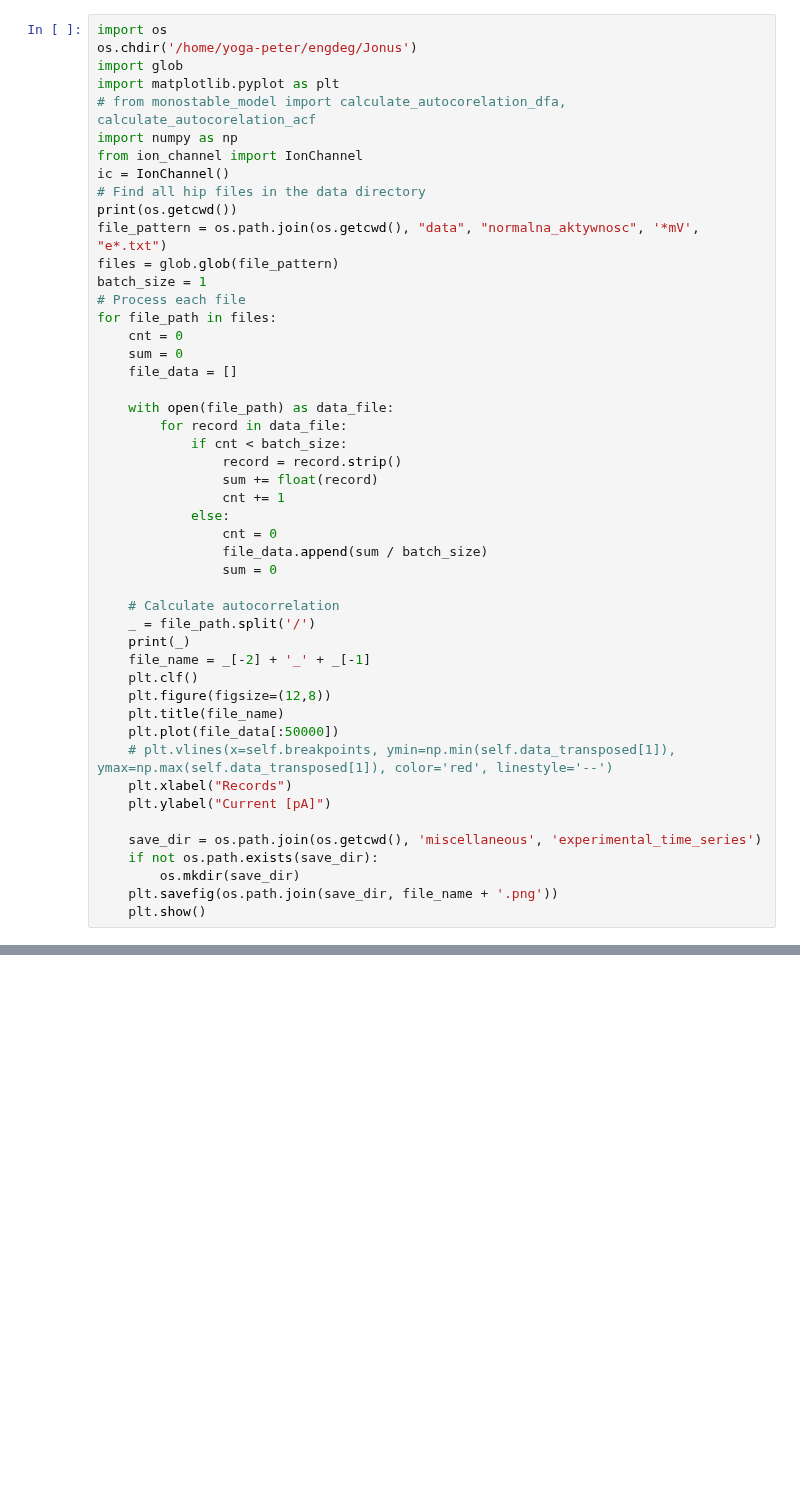
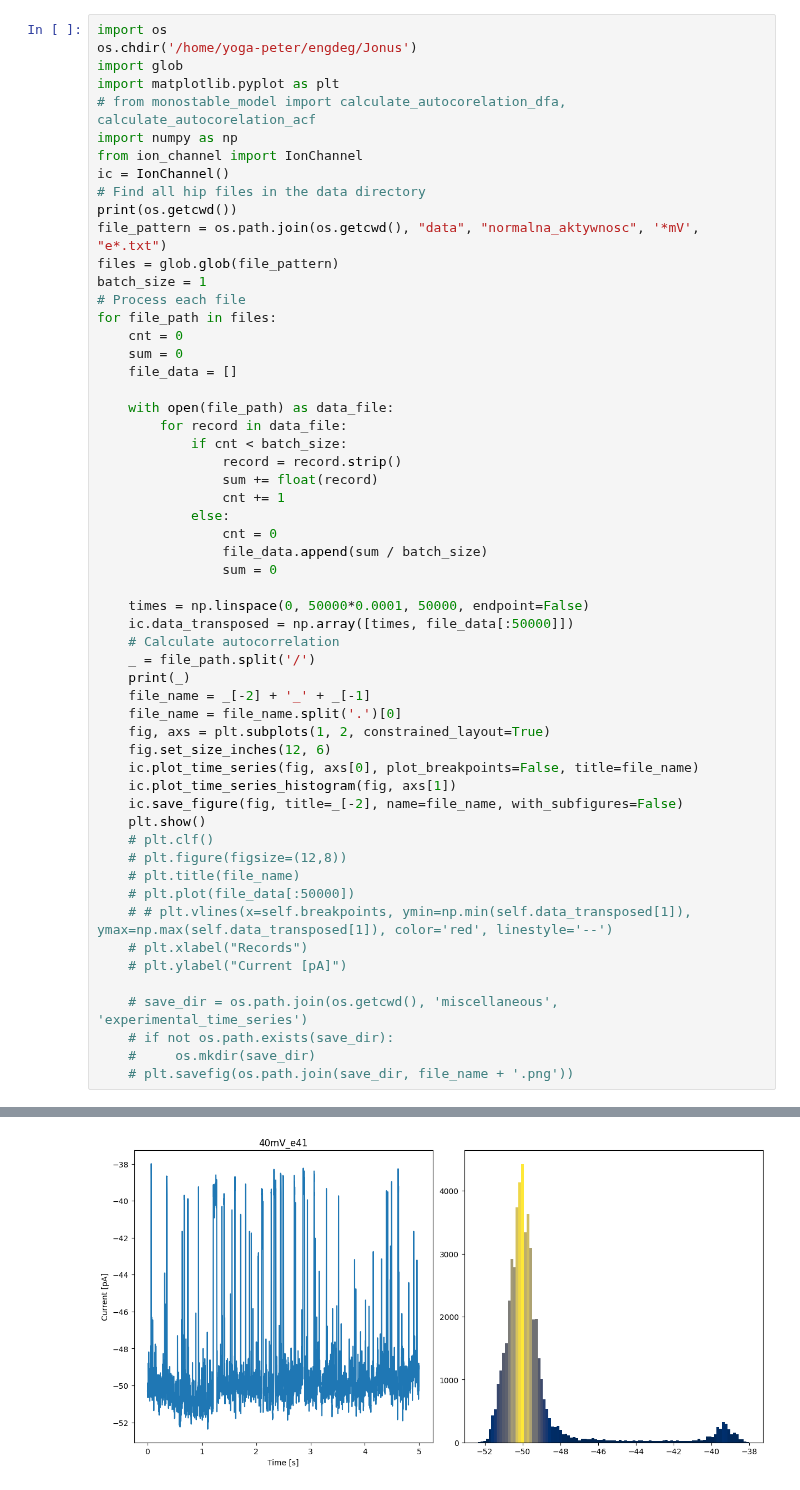
Before and after one commit to University-of-Silesia-Ion-Channel/Jonus, a Jupyter notebook: miscellaneous/experimental.ipynb, the cells around one changed output, grey strips where cells are left out. Saved outputs shown, nothing was run; the diff lists cells and outputs as text; blank space fills up the shorter version.

```diff
--- a/miscellaneous/experimental.ipynb
+++ b/miscellaneous/experimental.ipynb
@@ -71,42 +85,51 @@ ic = IonChannel()
 # Find all hip files in the data directory
 print(os.getcwd())
 file_pattern = os.path.join(os.getcwd(), "data", "normalna_aktywnosc", '*mV', "e*.txt")
 files = glob.glob(file_pattern)
 batch_size = 1
 # Process each file
 for file_path in files:
     cnt = 0
     sum = 0
     file_data = []
 
     with open(file_path) as data_file:
         for record in data_file:
             if cnt < batch_size:
                 record = record.strip()
                 sum += float(record)
                 cnt += 1
             else:
                 cnt = 0
                 file_data.append(sum / batch_size)
                 sum = 0
 
+    times = np.linspace(0, 50000*0.0001, 50000, endpoint=False)
+    ic.data_transposed = np.array([times, file_data[:50000]])
     # Calculate autocorrelation
     _ = file_path.split('/')
     print(_)
     file_name = _[-2] + '_' + _[-1]
-    plt.clf()
-    plt.figure(figsize=(12,8))
-    plt.title(file_name)
-    plt.plot(file_data[:50000])
-    # plt.vlines(x=self.breakpoints, ymin=np.min(self.data_transposed[1]), ymax=np.max(self.data_transposed[1]), color='red', linestyle='--')
-    plt.xlabel("Records")
-    plt.ylabel("Current [pA]")
+    file_name = file_name.split('.')[0]
+    fig, axs = plt.subplots(1, 2, constrained_layout=True)
+    fig.set_size_inches(12, 6)
+    ic.plot_time_series(fig, axs[0], plot_breakpoints=False, title=file_name)
+    ic.plot_time_series_histogram(fig, axs[1])
+    ic.save_figure(fig, title=_[-2], name=file_name, with_subfigures=False)
+    plt.show()
+    # plt.clf()
+    # plt.figure(figsize=(12,8))
+    # plt.title(file_name)
+    # plt.plot(file_data[:50000])
+    # # plt.vlines(x=self.breakpoints, ymin=np.min(self.data_transposed[1]), ymax=np.max(self.data_transposed[1]), color='red', linestyle='--')
+    # plt.xlabel("Records")
+    # plt.ylabel("Current [pA]")
 
-    save_dir = os.path.join(os.getcwd(), 'miscellaneous', 'experimental_time_series')
-    if not os.path.exists(save_dir):
-        os.mkdir(save_dir)
-    plt.savefig(os.path.join(save_dir, file_name + '.png'))
-    plt.show()
+    # save_dir = os.path.join(os.getcwd(), 'miscellaneous', 'experimental_time_series')
+    # if not os.path.exists(save_dir):
+    #     os.mkdir(save_dir)
+    # plt.savefig(os.path.join(save_dir, file_name + '.png'))
 # %% [output]
 /home/yoga-peter/engdeg/Jonus
 ['', 'home', 'yoga-peter', 'engdeg', 'Jonus', 'data', 'normalna_aktywnosc', '40mV', 'e41.txt']
+[figure, new version]
```
Also changed, not shown: parts of 2 cells of this notebook, 3 other files.
